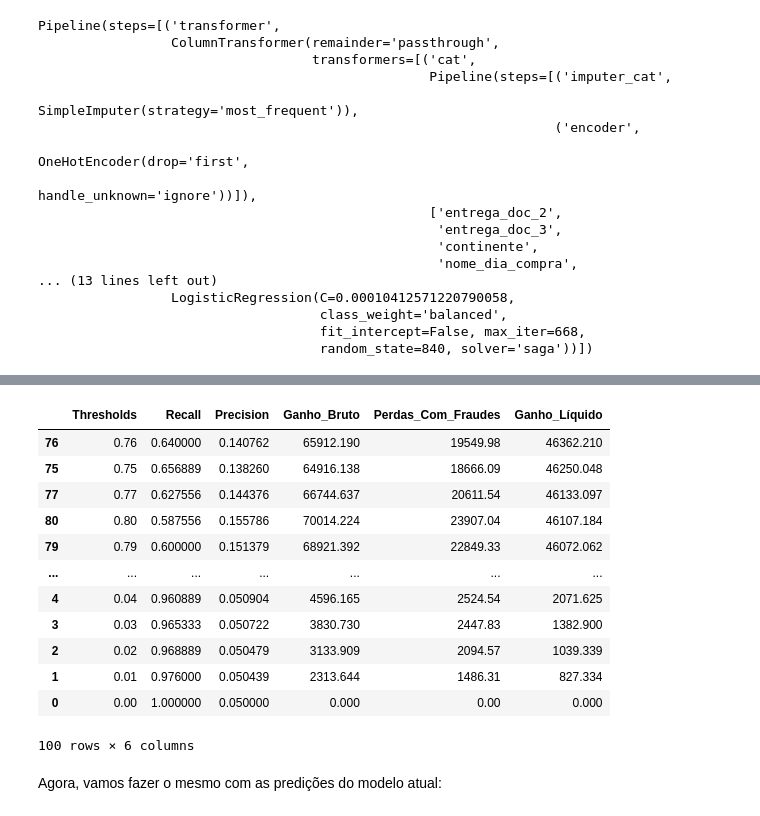
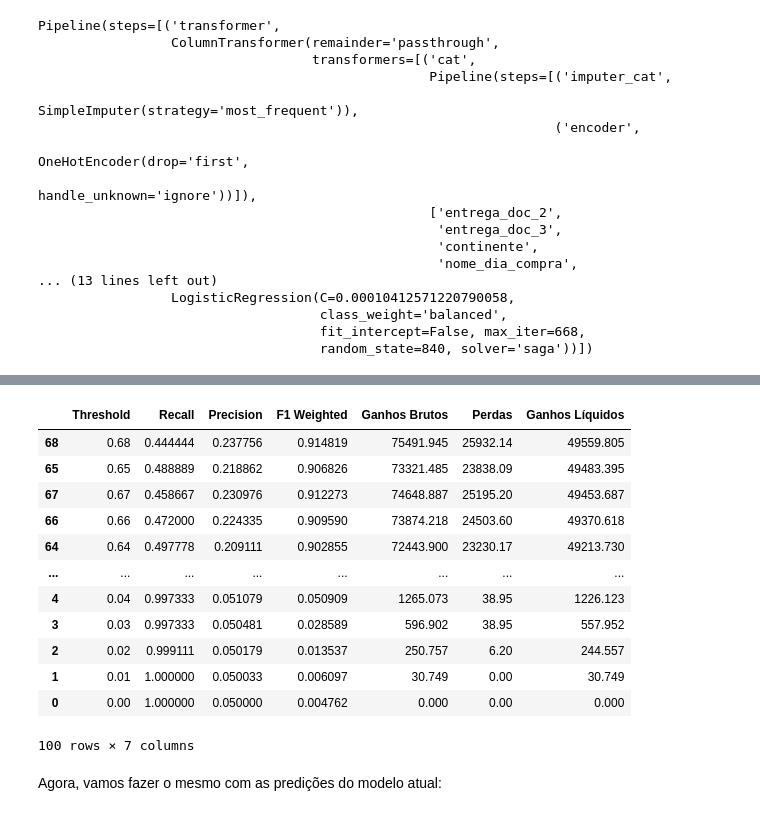
Before and after one commit to dnsrsdata/preditor_fraude, a Jupyter notebook: notebooks/model_experimentation.ipynb, the cells around one changed output, grey strips where cells are left out. Drawn from its saved outputs; the diff is of its cells as text; code cells hidden in the pictures.

```diff
--- a/notebooks/model_experimentation.ipynb
+++ b/notebooks/model_experimentation.ipynb
@@ -745,0 +741,26 @@ Pipeline(steps=[('transformer',
+# %%
+# Criando os pipeline com os transformers
+pipe_cat = Pipeline([("imputer_cat", SimpleImputer(strategy='most_frequent')),
+                    ('encoder', OneHotEncoder(drop='first', handle_unknown='ignore'))])
+
+# Criando os pipeline com os transformers
+pipe_cat_high_dim = Pipeline([("imputer_cat", SimpleImputer(strategy='most_frequent')),
+                                ('encoder_hd', ce.CatBoostEncoder())])
+
+pipe_num = Pipeline([('imputer_num', SimpleImputer(strategy="median")),
+                    ('scaler', StandardScaler())])
+
+# Criando o transformador
+transformer = ColumnTransformer([('cat', pipe_cat, cat_cols),
+                                ('num', pipe_num, num_cols),
+                                ('cat_hd', pipe_cat_high_dim, cat_cols_high_dim)],
+                                remainder="passthrough")
+
+# Criando o pipeline final
+pipexgb = Pipeline([('transformer', transformer),
+                ('model', LGBMClassifier(is_unbalance=True,
+                                                 objective= 'binary',
+                                                 random_state=rs))])
+
+# Treinando o modelo com os dados de treino
+pipexgb.fit(x_treino, y_treino)
@@ -889,20 +883,20 @@ data_metrics = pd.DataFrame({'Thresholds': thresholds,
-# %%
-# Ordenando pelo modelo que mais trouxe ganhos totais
-data_metrics.sort_values("Ganho_Líquido", ascending=False)
-# %% [output]
-|  | Thresholds | Recall | Precision | Ganho_Bruto | Perdas_Com_Fraudes | Ganho_Líquido |
-| 76 | 0.76 | 0.640000 | 0.140762 | 65912.190 | 19549.98 | 46362.210 |
-| 75 | 0.75 | 0.656889 | 0.138260 | 64916.138 | 18666.09 | 46250.048 |
-| 77 | 0.77 | 0.627556 | 0.144376 | 66744.637 | 20611.54 | 46133.097 |
-| 80 | 0.80 | 0.587556 | 0.155786 | 70014.224 | 23907.04 | 46107.184 |
-| 79 | 0.79 | 0.600000 | 0.151379 | 68921.392 | 22849.33 | 46072.062 |
-| ... | ... | ... | ... | ... | ... | ... |
-| 4 | 0.04 | 0.960889 | 0.050904 | 4596.165 | 2524.54 | 2071.625 |
-| 3 | 0.03 | 0.965333 | 0.050722 | 3830.730 | 2447.83 | 1382.900 |
-| 2 | 0.02 | 0.968889 | 0.050479 | 3133.909 | 2094.57 | 1039.339 |
-| 1 | 0.01 | 0.976000 | 0.050439 | 2313.644 | 1486.31 | 827.334 |
-| 0 | 0.00 | 1.000000 | 0.050000 | 0.000 | 0.00 | 0.000 |
-100 rows × 6 columns
+# %%
+# Visualizando os dados em forma de tabela
+pd.DataFrame(data_dict).sort_values(by="Ganhos Líquidos", ascending=False)
+# %% [output]
+|  | Threshold | Recall | Precision | F1 Weighted | Ganhos Brutos | Perdas | Ganhos Líquidos |
+| 68 | 0.68 | 0.444444 | 0.237756 | 0.914819 | 75491.945 | 25932.14 | 49559.805 |
+| 65 | 0.65 | 0.488889 | 0.218862 | 0.906826 | 73321.485 | 23838.09 | 49483.395 |
+| 67 | 0.67 | 0.458667 | 0.230976 | 0.912273 | 74648.887 | 25195.20 | 49453.687 |
+| 66 | 0.66 | 0.472000 | 0.224335 | 0.909590 | 73874.218 | 24503.60 | 49370.618 |
+| 64 | 0.64 | 0.497778 | 0.209111 | 0.902855 | 72443.900 | 23230.17 | 49213.730 |
+| ... | ... | ... | ... | ... | ... | ... | ... |
+| 4 | 0.04 | 0.997333 | 0.051079 | 0.050909 | 1265.073 | 38.95 | 1226.123 |
+| 3 | 0.03 | 0.997333 | 0.050481 | 0.028589 | 596.902 | 38.95 | 557.952 |
+| 2 | 0.02 | 0.999111 | 0.050179 | 0.013537 | 250.757 | 6.20 | 244.557 |
+| 1 | 0.01 | 1.000000 | 0.050033 | 0.006097 | 30.749 | 0.00 | 30.749 |
+| 0 | 0.00 | 1.000000 | 0.050000 | 0.004762 | 0.000 | 0.00 | 0.000 |
+100 rows × 7 columns
 # %% [markdown]
 Agora, vamos fazer o mesmo com as predições do modelo atual:
 # %%
```
Also changed, not shown: parts of 21 cells of this notebook.
